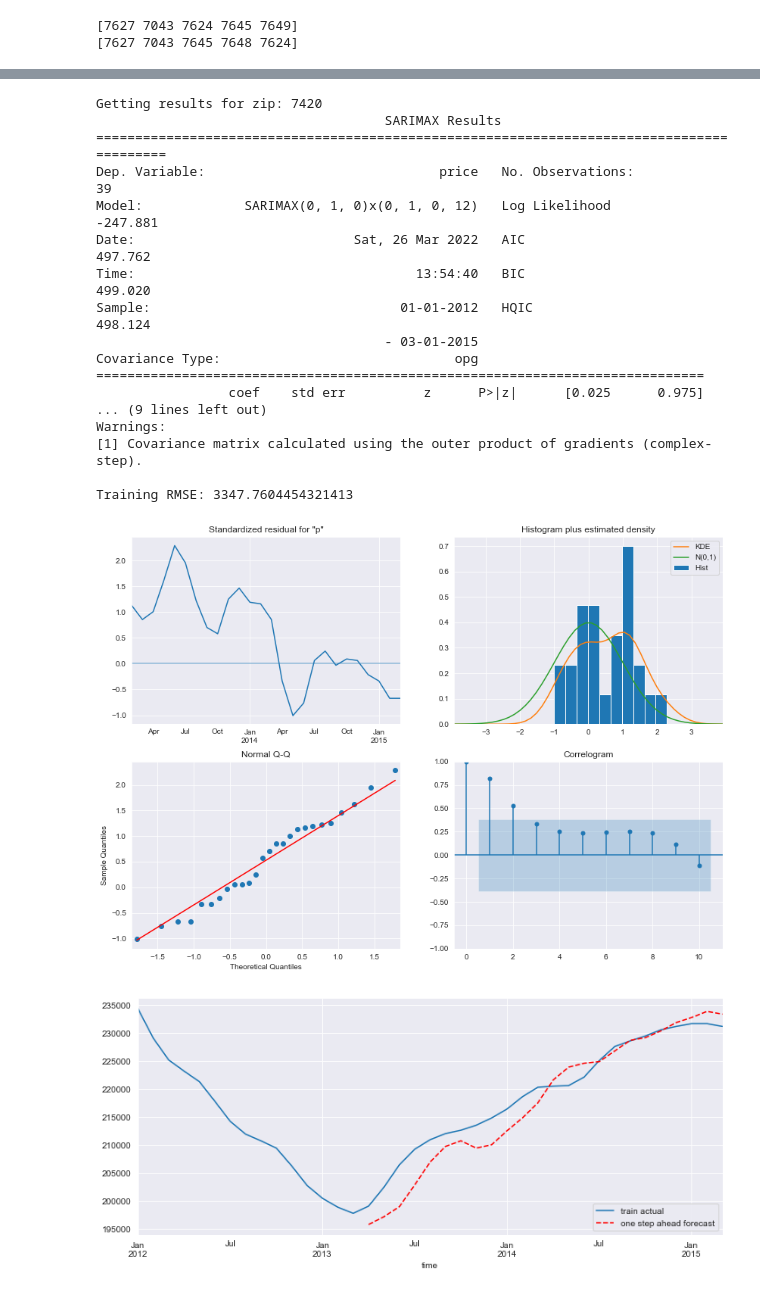
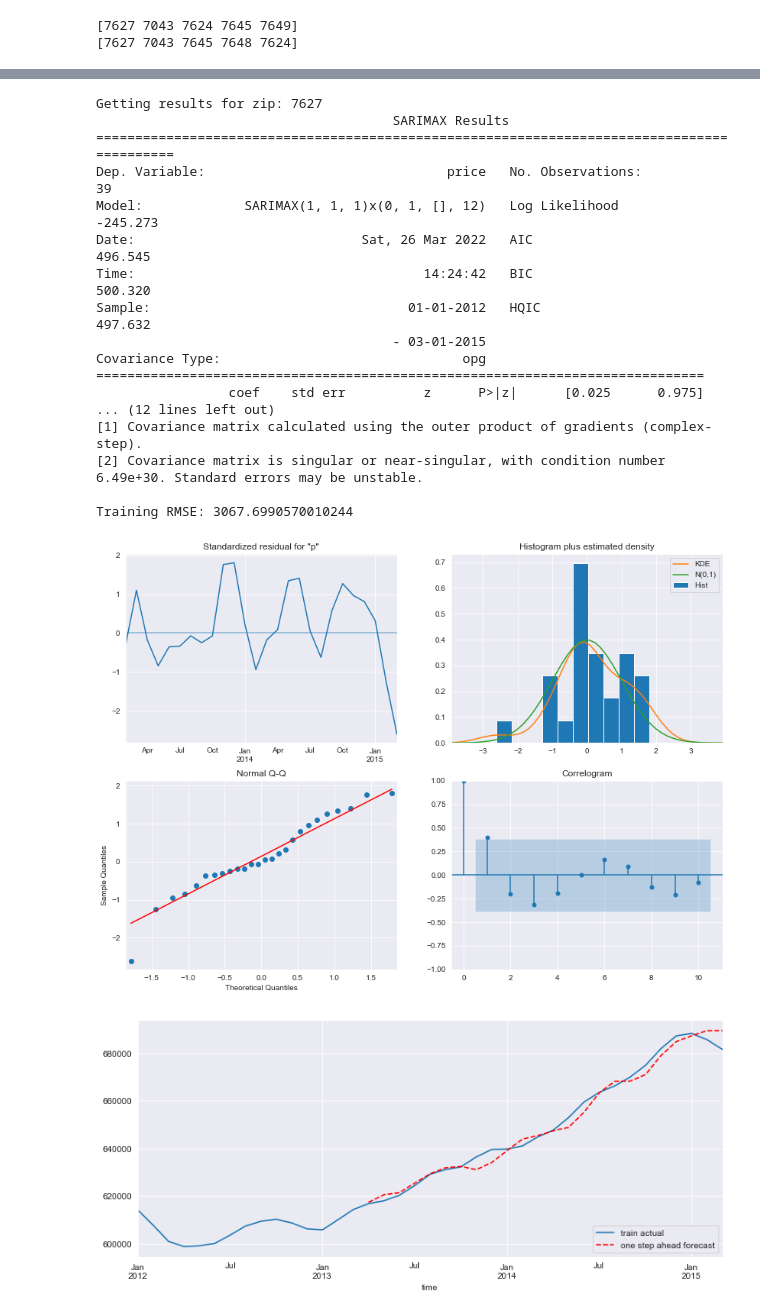
Before and after one commit to timpanon/zillow_forecasting, a Jupyter notebook: overall_nj.ipynb, the cells around one changed output, grey strips where cells are left out. Cells and saved outputs as stored; diff of their text form; code cells hidden in the pictures.

```diff
--- a/overall_nj.ipynb
+++ b/overall_nj.ipynb
@@ -494,8 +498,13 @@ def acf_pacf(df, nlags=36):
 # %%
 data = pd.read_csv('zillow_data.csv')
 
+# select only zip codes in NJ
 nj = get_nj(data)
+# if using ZHVI
+nj = nj.drop(['RegionType','StateName'], axis=1)
+# prepare for time series analysis
 df = melt_df(nj)
+
 df.head()
 # %%
 nj_avg = df[['price']].groupby('time').price.median().reset_index().set_index('time')
@@ -661,7 +670,7 @@ def rankby_time_roi(df, time_horizon=3,num_results=10):
 
     def short_roi_calc(series):
         index = series.index[-1] - pd.Timedelta(days=(365*time_horizon))
-        index = pd.Timestamp(year=index.year,month=index.month,day=1)
+        index = pd.Timestamp(year=index.year, month=series.index[-1].month,day=series.index[-1].day)
         return (series.iloc[-1] - series[index]) / series[index]
 
     zip_roi = df.groupby('zip').agg({'price':short_roi_calc}).rename(columns={'price':f'{time_horizon}_year_roi'}).reset_index().sort_values(by=f'{time_horizon}_year_roi', ascending=False)
@@ -913,22 +979,22 @@ top_1_yr_df
 # %%
-single_zip_analysis(final_df, 7420, display=True)
+single_zip_analysis(final_df, 7627, display=True)
 # %% [output]
-Getting results for zip: 7420
-                                     SARIMAX Results
-==========================================================================================
-Dep. Variable:                              price   No. Observations:                   39
-Model:             SARIMAX(0, 1, 0)x(0, 1, 0, 12)   Log Likelihood                -247.881
-Date:                            Sat, 26 Mar 2022   AIC                            497.762
-Time:                                    13:54:40   BIC                            499.020
-Sample:                                01-01-2012   HQIC                           498.124
-                                     - 03-01-2015
-Covariance Type:                              opg
+Getting results for zip: 7627
+                                      SARIMAX Results
+===========================================================================================
+Dep. Variable:                               price   No. Observations:                   39
+Model:             SARIMAX(1, 1, 1)x(0, 1, [], 12)   Log Likelihood                -245.273
+Date:                             Sat, 26 Mar 2022   AIC                            496.545
+Time:                                     14:24:42   BIC                            500.320
+Sample:                                 01-01-2012   HQIC                           497.632
+                                      - 03-01-2015
+Covariance Type:                               opg
 ==============================================================================
                  coef    std err          z      P>|z|      [0.025      0.975]
-... (9 lines left out)
-Warnings:
+... (12 lines left out)
 [1] Covariance matrix calculated using the outer product of gradients (complex-step).
+[2] Covariance matrix is singular or near-singular, with condition number 6.49e+30. Standard errors may be unstable.
 
-Training RMSE: 3347.7604454321413
+Training RMSE: 3067.6990570010244
-[figure, old version]
+[figure, new version]
-[figure, old version]
+[figure, new version]
```
Also changed, not shown: parts of 37 cells of this notebook, 1 other file.
